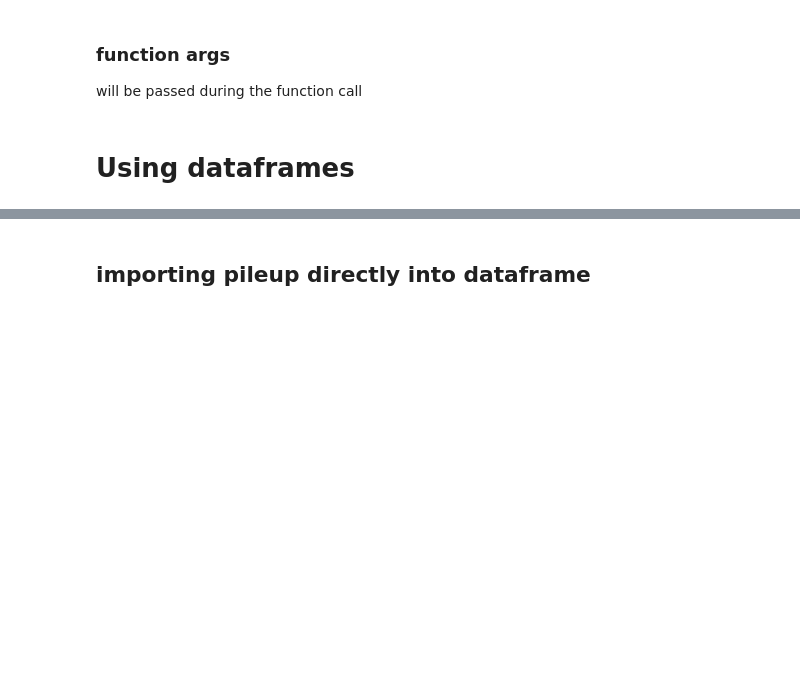
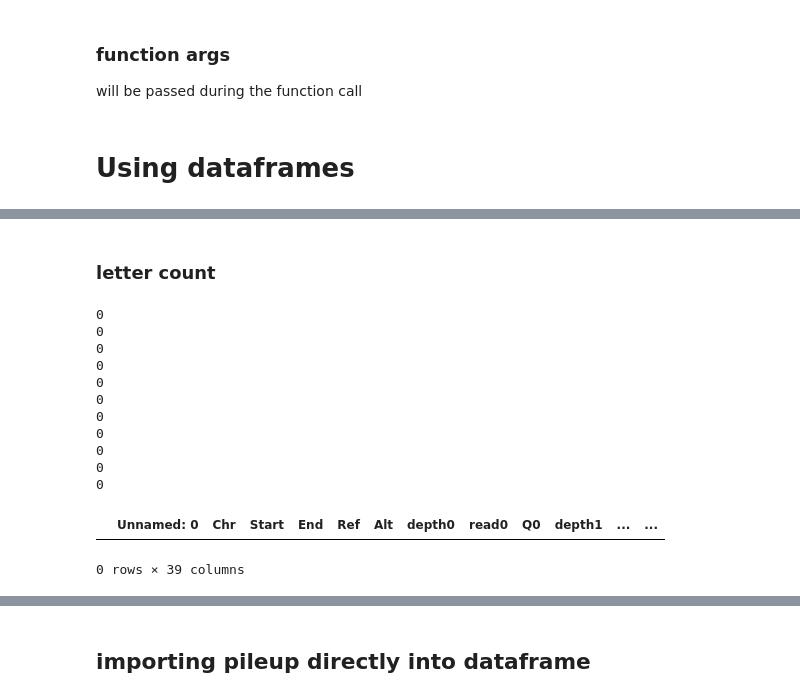
Before and after one commit to Mar111tiN/EBFilter, a Jupyter notebook: implementing-pandas.ipynb, the cells around one changed output, grey strips where cells are left out. Cells and saved outputs as stored; diff of their text form; code cells hidden in the pictures; blank space fills up the shorter version.

```diff
--- a/implementing-pandas.ipynb
+++ b/implementing-pandas.ipynb
@@ -90,0 +79,14 @@ test_rel_eb.region_list.bed
+# %%
+import re
+filters = '!"#$%?&\'()*+,-./'
+filter_string = r"([" + filters + "])"
+filter_re = re.compile(filter_string)
+read = 'AAAA*BBB'
+Q = 'AAAA*BBB'
+while filter_re.search(Q):
+    m = filter_re.search(Q)
+    print(Q,read, m.end(), m.group(0), m.group(1))
+    Q = filter_re.sub('', Q, count=1)
+    pos = max(m.start(),m.end()-1)
+    read = read[:pos] + read[pos+1:]
+print(read)
@@ -90,0 +182,31 @@ test_rel_eb.region_list.bed
+# %% [markdown]
+### letter count
+# %%
+import pandas as pd
+mut_df = pd.read_csv('output/test_rel_clean.csv', sep='\t')
+mut_df
+# check length:
+for i in range(11):
+    read = f"read{i}"
+    Q = f"Q{i}"
+    test = mut_df[mut_df[read].str.len() != mut_df[Q].str.len()]
+    print(len(test.index))
+i = 7
+read = f"read{i}"
+Q = f"Q{i}"
+test = mut_df[mut_df[read].str.len() != mut_df[Q].str.len()]
+test
+# %% [output]
+0
+0
+0
+0
+0
+0
+0
+0
+0
+0
+0
+|  | Unnamed: 0 | Chr | Start | End | Ref | Alt | depth0 | read0 | Q0 | depth1 | ... | ... |
+0 rows × 39 columns
```
Also changed, not shown: parts of 11 cells of this notebook, 4 other files.
